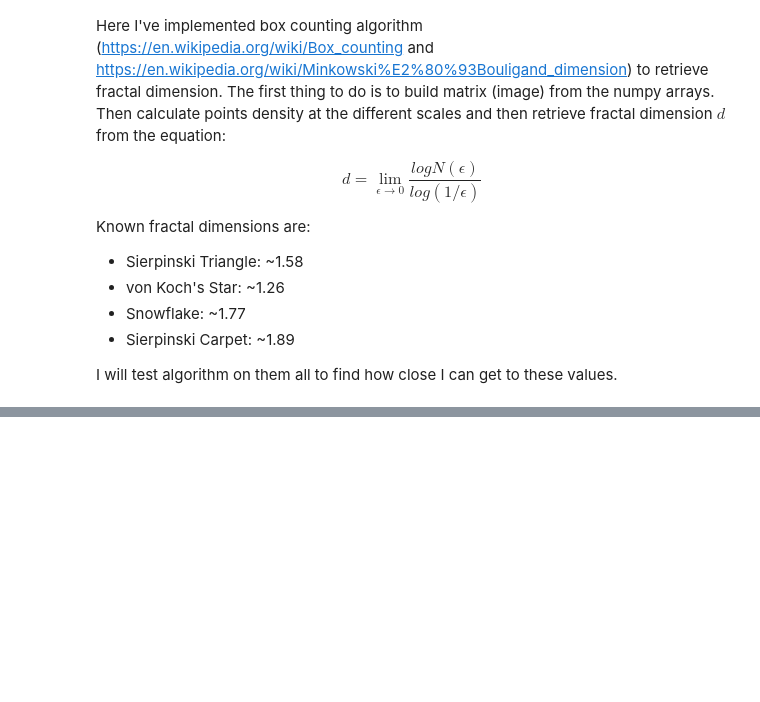
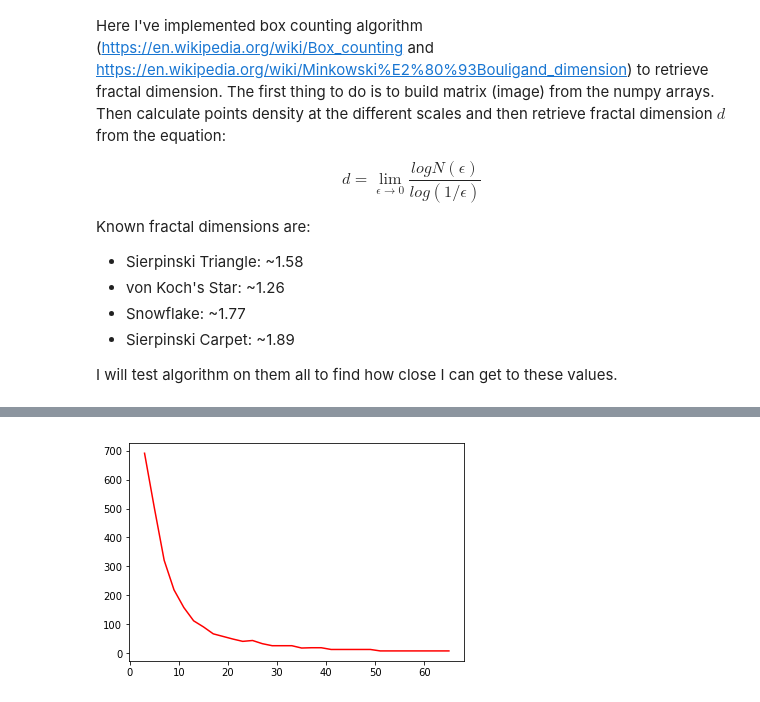
Before and after one commit to SimonMolinsky/fractals_and_chaos, a Jupyter notebook: chapter_05.ipynb, the cells around one changed output, grey strips where cells are left out. Saved outputs shown, nothing was run; the diff lists cells and outputs as text; code cells hidden in the pictures; blank space fills up the shorter version.

```diff
--- a/chapter_05.ipynb
+++ b/chapter_05.ipynb
@@ -161,0 +238,7 @@ plt.show()
+# %%
+triangle_image_boxes = calculate_dimension(scatter_triangle, 200, dilate=True)
+plt.figure()
+plt.plot(triangle_image_boxes[:, 0], triangle_image_boxes[:, 1], c='red')
+plt.show()
+# %% [output]
+[figure, added]
```
Also changed, not shown: parts of 4 cells of this notebook.
